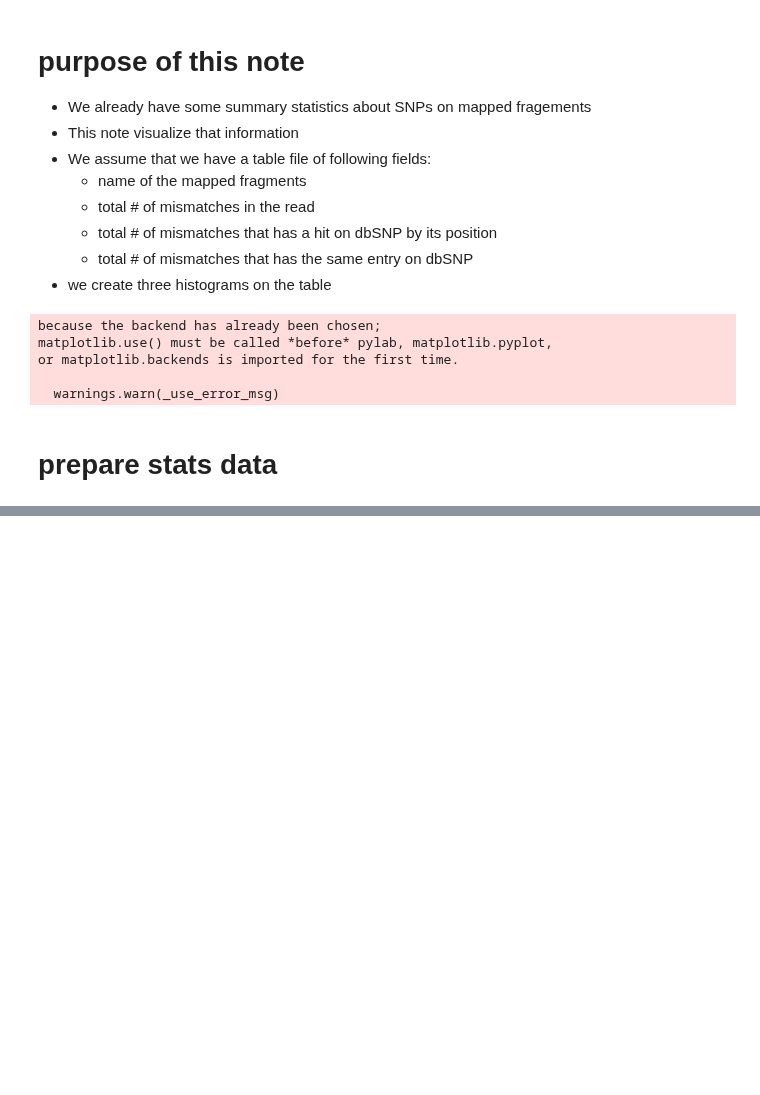
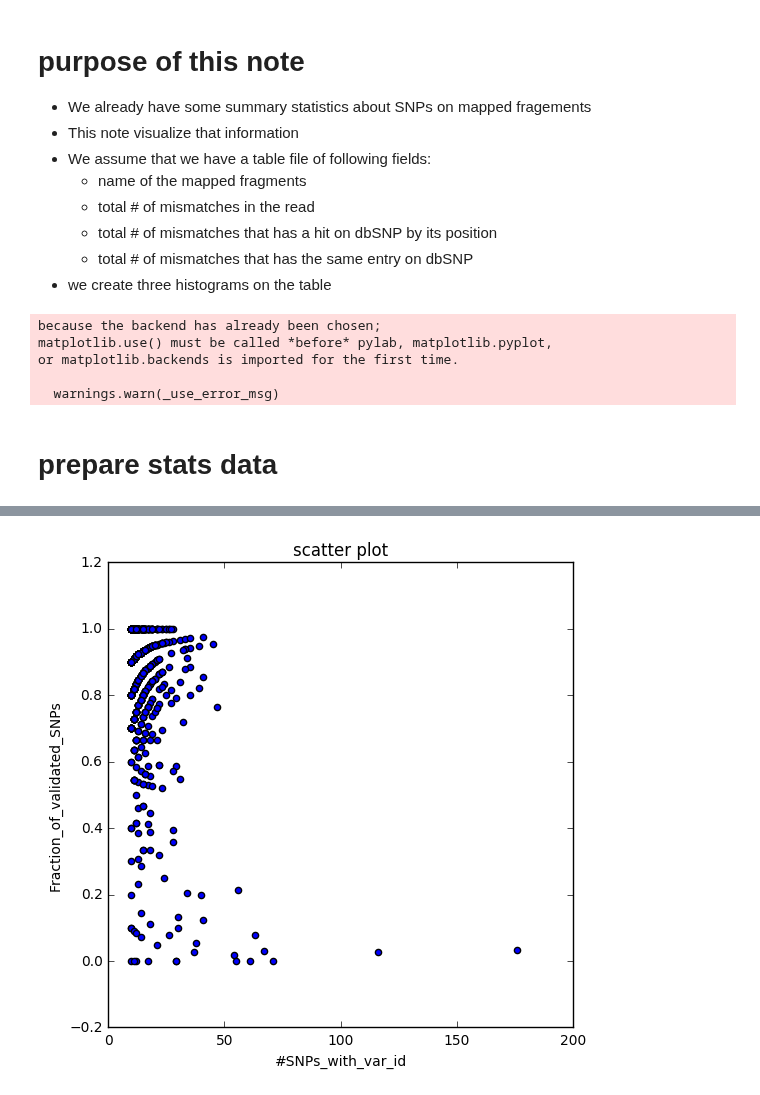
Before and after one commit to rivas-lab/nanopore, a Jupyter notebook: notes/20170111make_plots.ipynb, the cells around one changed output, grey strips where cells are left out. Drawn from its saved outputs; the diff is of its cells as text; code cells hidden in the pictures; blank space fills up the shorter version.

Commit message:
add scatter plot

```diff
--- a/notes/20170111make_plots.ipynb
+++ b/notes/20170111make_plots.ipynb
@@ -87,3 +87,45 @@ print '{tmp}/{head}.png'.format(tmp = JOB_TMP, head=os.path.basename(snps_stats)
 !cp $JOB_TMP/*.png /home/ytanigaw/projects/nanopore/scripts/20170111/
 # %%
 !cp $JOB_TMP/*.png /share/PI/mrivas/data/nanopore-wgs-consortium/
+# %%
+def make_scatter(x, y, title = None, xlabel = None, ylabel = None, filename = None):
+    '''
+    This function generates scatter plot of vectors x and y and save to a file
+    Inputs:
+      x, y: data vectors
+      title:    title of the plot
+      xlabel:   label on x-axis
+      ylabel:   label on y-axis
+      filename: name of the image file (if given, save to file)
+    Returns:
+      matlab plot object
+    Side effect:
+      save an image file if filename is given
+    '''
+
+    import matplotlib
+    matplotlib.use('agg')
+    from matplotlib import pyplot as plt
+
+    fig = plt.figure(figsize=(6,6))
+    ax = fig.add_subplot(1, 1, 1)
+    ax.scatter(x, y)
+
+    if(xlabel != None):
+        ax.set_xlabel(xlabel)
+    if(ylabel != None):
+        ax.set_ylabel(ylabel)
+    if(title != None):
+        ax.set_title(title)
+    if(filename != None):
+        fig.savefig(filename)
+
+    return
+# %%
+make_scatter(stats['#SNPs_with_var_id'], stats['Fraction_of_validated_SNPs'],
+             title = 'scatter plot',
+             xlabel = '#SNPs_with_var_id',
+             ylabel = 'Fraction_of_validated_SNPs',
+             filename = '{tmp}/{head}.scatter.png'.format(tmp = JOB_TMP, head=os.path.basename(snps_stats)))
+# %% [output]
+[figure, added]
```
Also changed, not shown: parts of 5 cells of this notebook, 3 other files.
